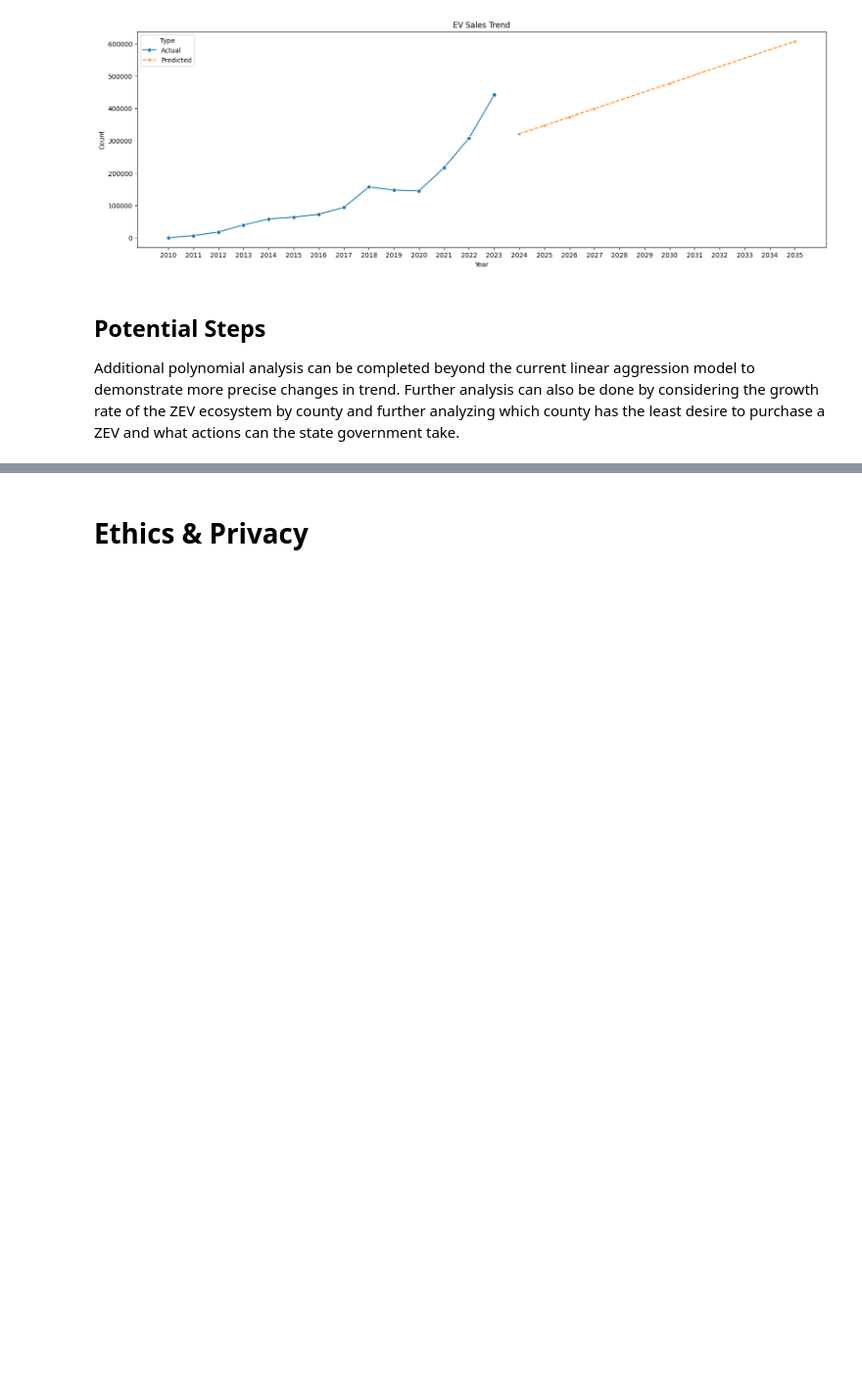
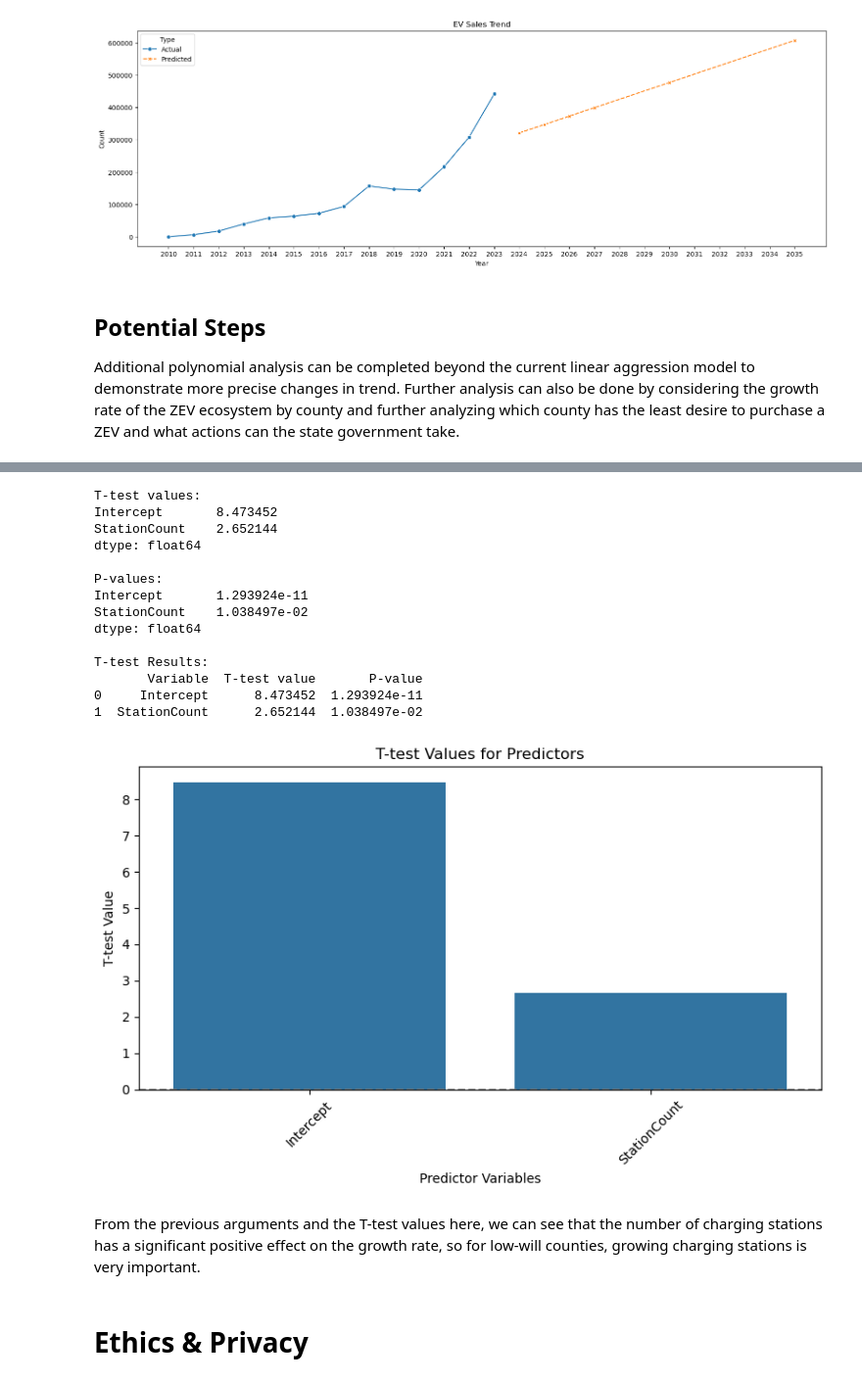
Before and after one commit to shuaiw1/cse15l-lab-reports, a Jupyter notebook: 真最终.ipynb, the cells around one changed output, grey strips where cells are left out. Shown at 98% size. Saved outputs shown, nothing was run; the diff lists cells and outputs as text; code cells hidden in the pictures; blank space fills up the shorter version.

```diff
--- a/真最终.ipynb
+++ b/真最终.ipynb
@@ -1302,3 +1327,54 @@ There is a positive correlation between incentives and adoption rates, but there
+# %%
+# Extract t-test values
+t_test_values = result.tvalues
+p_values = result.pvalues
+
+# Print t-test and p-values
+print("\nT-test values:")
+print(t_test_values)
+
+print("\nP-values:")
+print(p_values)
+
+# Converted to DataFrame format for easy visualization
+t_test_df = pd.DataFrame({
+    'Variable': t_test_values.index,
+    'T-test value': t_test_values.values,
+    'P-value': p_values.values
+})
+
+# Display the T-test form
+print("\nT-test Results:")
+print(t_test_df)
+
+# 可视化T-test值
+plt.figure(figsize=(8, 5))
+sns.barplot(data=t_test_df, x='Variable', y='T-test value')
+plt.axhline(0, color='gray', linestyle='--')
+plt.title('T-test Values for Predictors')
+plt.xlabel('Predictor Variables')
+plt.ylabel('T-test Value')
+plt.xticks(rotation=45)
+plt.tight_layout()
+plt.show()
+# %% [output]
+T-test values:
+Intercept       8.473452
+StationCount    2.652144
+dtype: float64
+
+P-values:
+Intercept       1.293924e-11
+StationCount    1.038497e-02
+dtype: float64
+
+T-test Results:
+       Variable  T-test value       P-value
+0     Intercept      8.473452  1.293924e-11
+1  StationCount      2.652144  1.038497e-02
+[figure, added]
+# %% [markdown]
+From the previous arguments and the T-test values here, we can see that the number of charging stations has a significant positive effect on the growth rate, so for low-will counties, growing charging stations is very important.
 # %% [markdown]
 # Ethics & Privacy
 # %% [markdown]
```
Also changed, not shown: parts of 21 cells of this notebook.
